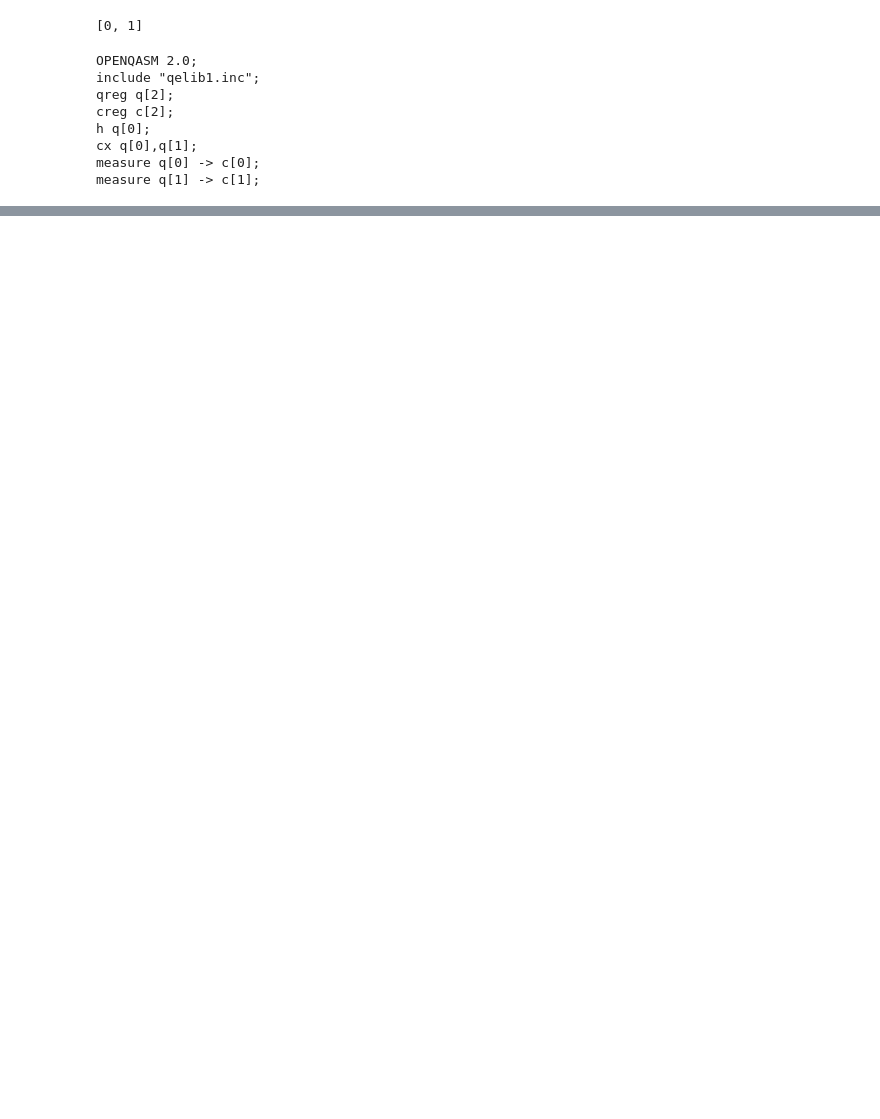
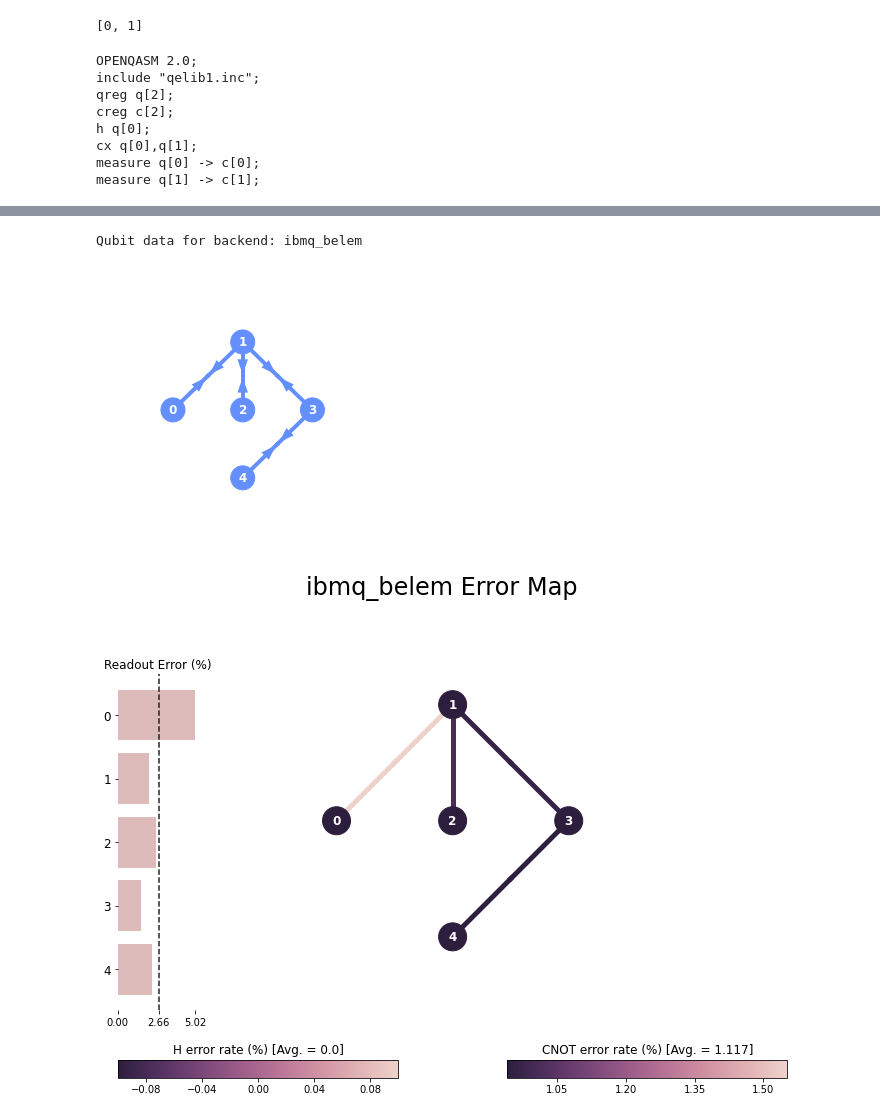
Before and after one commit to sergiomtzlosa/docker-qiskit, a Jupyter notebook: qiskit-jupyter/notebooks/entanglement.ipynb, the cells around one changed output, grey strips where cells are left out. Cells and saved outputs as stored; diff of their text form; code cells hidden in the pictures; blank space fills up the shorter version.

```diff
--- a/qiskit-jupyter/notebooks/entanglement.ipynb
+++ b/qiskit-jupyter/notebooks/entanglement.ipynb
@@ -38,3 +38,26 @@ h q[0];
 cx q[0],q[1];
 measure q[0] -> c[0];
 measure q[1] -> c[1];
+# %%
+from qiskit import IBMQ
+import qiskit.tools.jupyter
+%matplotlib inline
+
+qiskit_token = ""
+
+if not IBMQ.active_account():
+    IBMQ.save_account(qiskit_token, overwrite=True)
+    IBMQ.load_account()
+
+provider = IBMQ.get_provider()
+available_backends = provider.backends(filters=lambda b: b.configuration().n_qubits > 1 and b.status().operational)
+
+#%qiskit_backend_overview
+# %%
+provider = IBMQ.get_provider()
+IBMQ.update_account()
+provider_back = IBMQ.get_provider()
+device = provider_back.get_backend('ibmq_16_melbourne')
+
+print(device.status())
+#%qiskit_backend_monitor_device
@@ -40,0 +101,15 @@ measure q[1] -> c[1];
+# %%
+from qiskit.providers.ibmq import least_busy
+from qiskit.visualization import plot_gate_map, plot_error_map
+
+backend_dev = least_busy(provider.backends(filters=lambda b: b.configuration().n_qubits > 1 and b.status().operational and not b.configuration().simulator))
+
+print("")
+print("\nQubit data for backend:", backend_dev.status().backend_name)
+
+display(plot_gate_map(backend_dev, plot_directed=True))
+display(plot_error_map(backend_dev))
+# %% [output]
+Qubit data for backend: ibmq_belem
+[figure, added]
+[figure, added]
```
Also changed, not shown: parts of 6 cells of this notebook.
